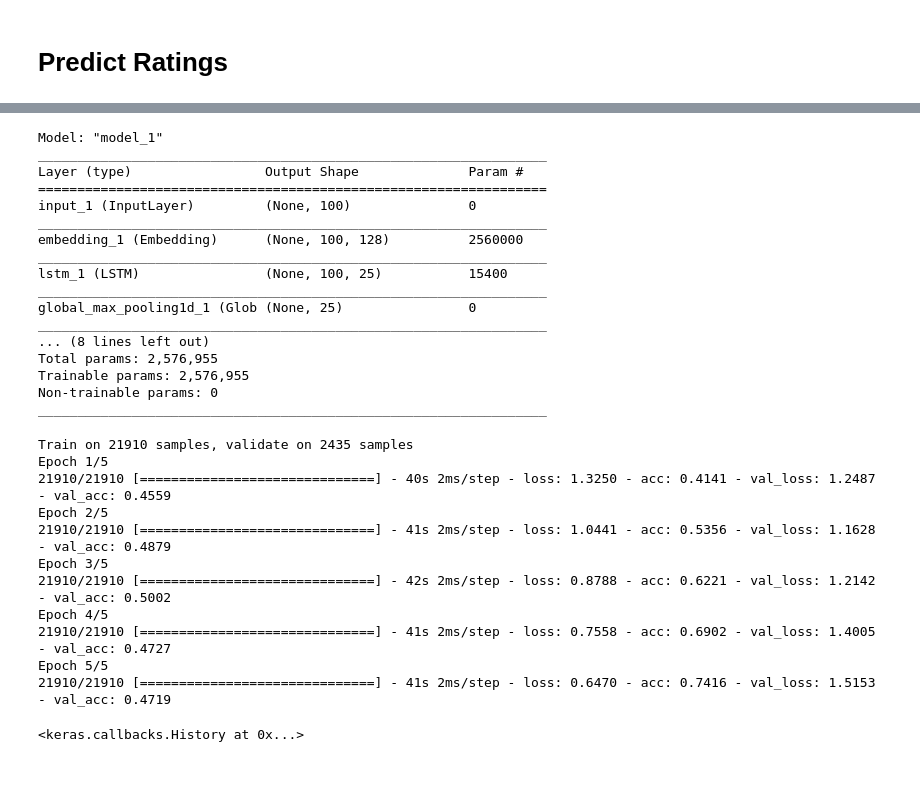
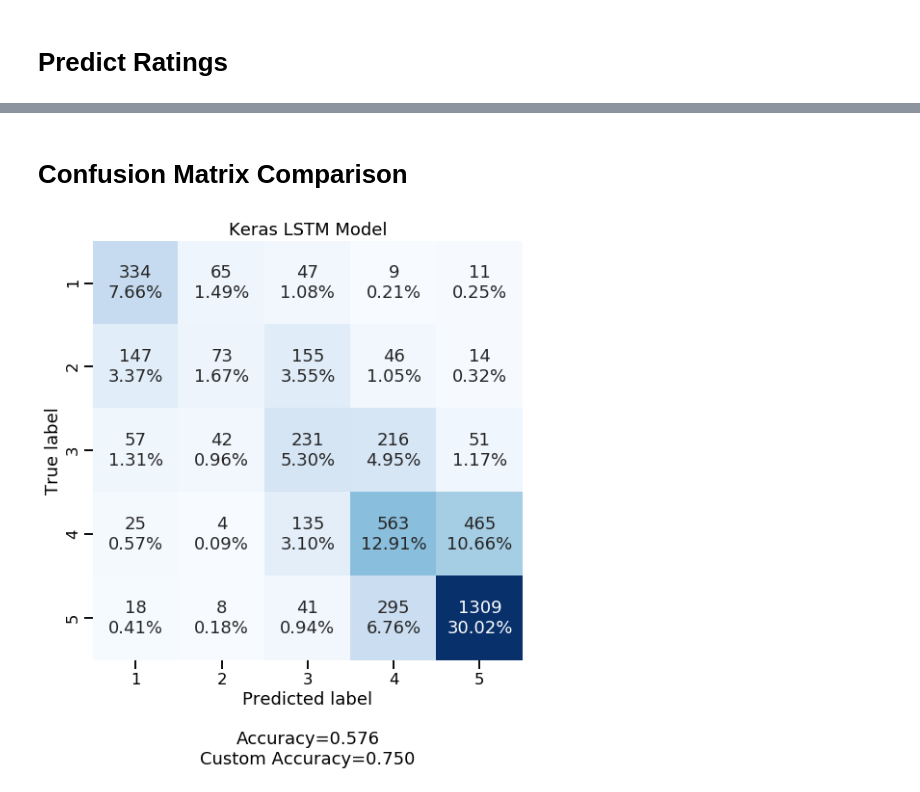
Before and after one commit to DTrimarchi10/nlp_yelp_review_data, a Jupyter notebook: Project_Predict_Ratings.ipynb, the cells around one changed output, grey strips where cells are left out. Drawn from its saved outputs; the diff is of its cells as text; code cells hidden in the pictures.

```diff
--- a/Project_Predict_Ratings.ipynb
+++ b/Project_Predict_Ratings.ipynb
@@ -395,36 +327,18 @@ model = Model(inputs=input_, outputs=x)
-# %%
-model.compile(loss='categorical_crossentropy', optimizer='adam', metrics=['accuracy'])
-model.summary()
-# %% [output]
-Model: "model_1"
-_________________________________________________________________
-Layer (type)                 Output Shape              Param #
-=================================================================
-input_1 (InputLayer)         (None, 100)               0
-_________________________________________________________________
-embedding_1 (Embedding)      (None, 100, 128)          2560000
-_________________________________________________________________
-lstm_1 (LSTM)                (None, 100, 25)           15400
-_________________________________________________________________
-global_max_pooling1d_1 (Glob (None, 25)                0
-_________________________________________________________________
-... (8 lines left out)
-Total params: 2,576,955
-Trainable params: 2,576,955
-Non-trainable params: 0
-_________________________________________________________________
-# %%
-model.fit(X_t, y, epochs=5, batch_size=32, validation_split=0.1)
-# %% [output]
-Train on 21910 samples, validate on 2435 samples
-Epoch 1/5
-21910/21910 [==============================] - 40s 2ms/step - loss: 1.3250 - acc: 0.4141 - val_loss: 1.2487 - val_acc: 0.4559
-Epoch 2/5
-21910/21910 [==============================] - 41s 2ms/step - loss: 1.0441 - acc: 0.5356 - val_loss: 1.1628 - val_acc: 0.4879
-Epoch 3/5
-21910/21910 [==============================] - 42s 2ms/step - loss: 0.8788 - acc: 0.6221 - val_loss: 1.2142 - val_acc: 0.5002
-Epoch 4/5
-21910/21910 [==============================] - 41s 2ms/step - loss: 0.7558 - acc: 0.6902 - val_loss: 1.4005 - val_acc: 0.4727
-Epoch 5/5
-21910/21910 [==============================] - 41s 2ms/step - loss: 0.6470 - acc: 0.7416 - val_loss: 1.5153 - val_acc: 0.4719
-<keras.callbacks.History at 0x...>
+# %%
+#CHOSEN MODELS
+chosen_model_keras = model_results_df.loc[8].model
+chosen_model_svc = model_results_df.loc[1].model
+# %% [markdown]
+# Confusion Matrix Comparison
+# %%
+y_pred_test = chosen_model_keras.predict(X_test)
+cf = confusion_matrix(y_test, y_pred_test)
+make_confusion_matrix(cf,
+                      categories=[1,2,3,4,5],
+                      cbar=False,
+                      figsize=(8,8),
+                      title="Keras LSTM Model",
+                      custom_stat_text="Custom Accuracy",
+                      custom_stat_value=custom_accuracy(y_test, y_pred_test))
+# %% [output]
+[figure, added]
```
Also changed, not shown: parts of 54 cells of this notebook, 7 other files.
